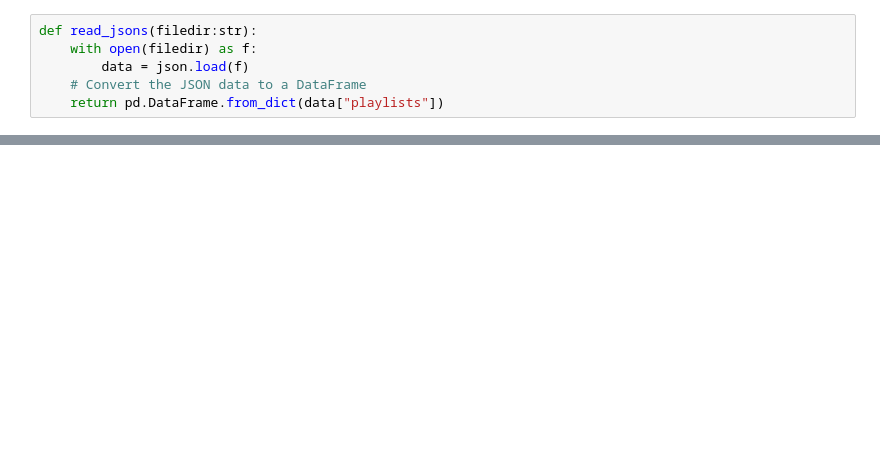
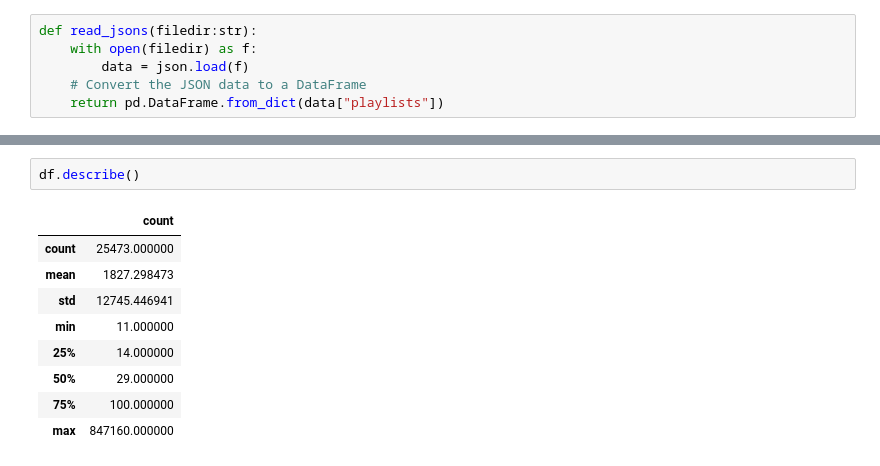
Before and after one commit to LuisFelipePoma/Spotify_Complex_Network, a Jupyter notebook: src/notebooks/elt.ipynb, the cells around one changed output, grey strips where cells are left out. Cells and saved outputs as stored; diff of their text form; blank space fills up the shorter version.

```diff
--- a/src/notebooks/elt.ipynb
+++ b/src/notebooks/elt.ipynb
@@ -10,0 +48,12 @@ def read_jsons(filedir:str):
+# %%
+df.describe()
+# %% [output]
+|  | count |
+| count | 25473.000000 |
+| mean | 1827.298473 |
+| std | 12745.446941 |
+| min | 11.000000 |
+| 25% | 14.000000 |
+| 50% | 29.000000 |
+| 75% | 100.000000 |
+| max | 847160.000000 |
```
Also changed, not shown: parts of 24 cells of this notebook, 18 other files.
